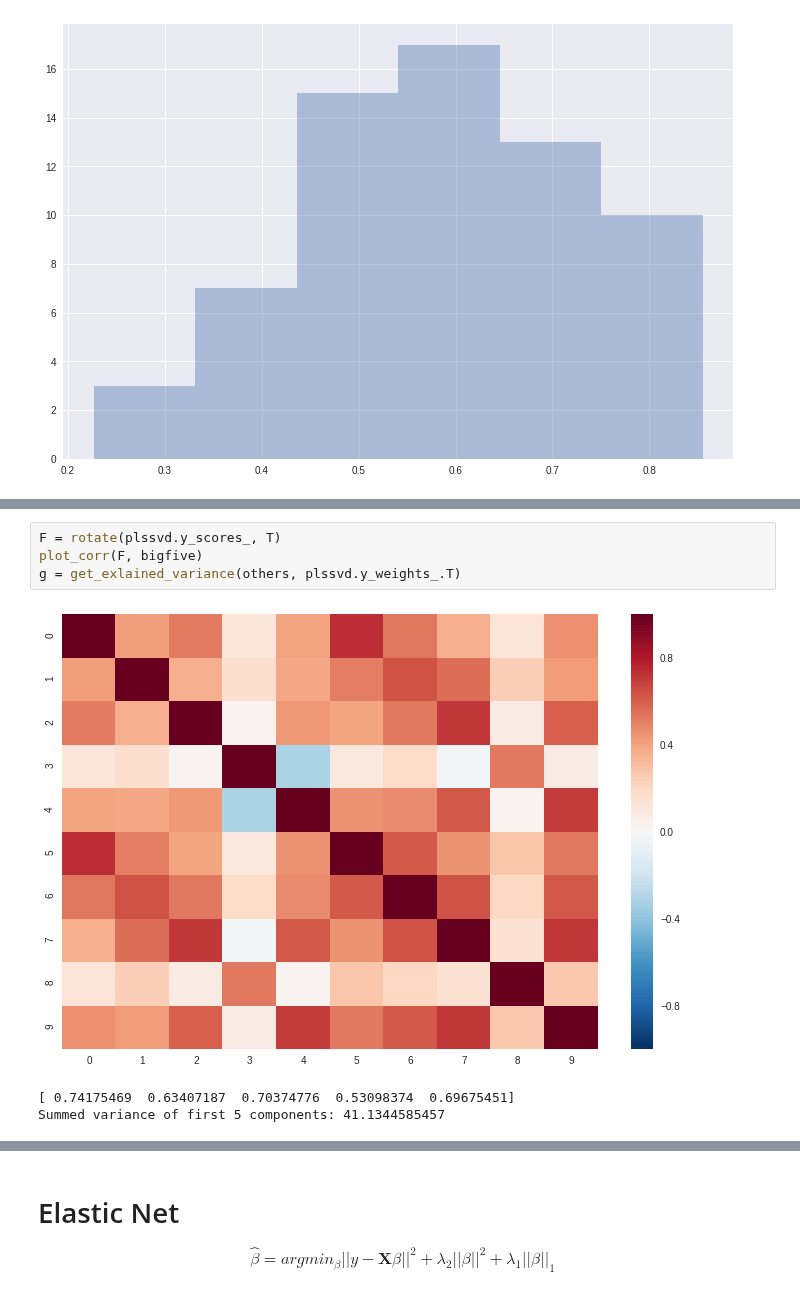
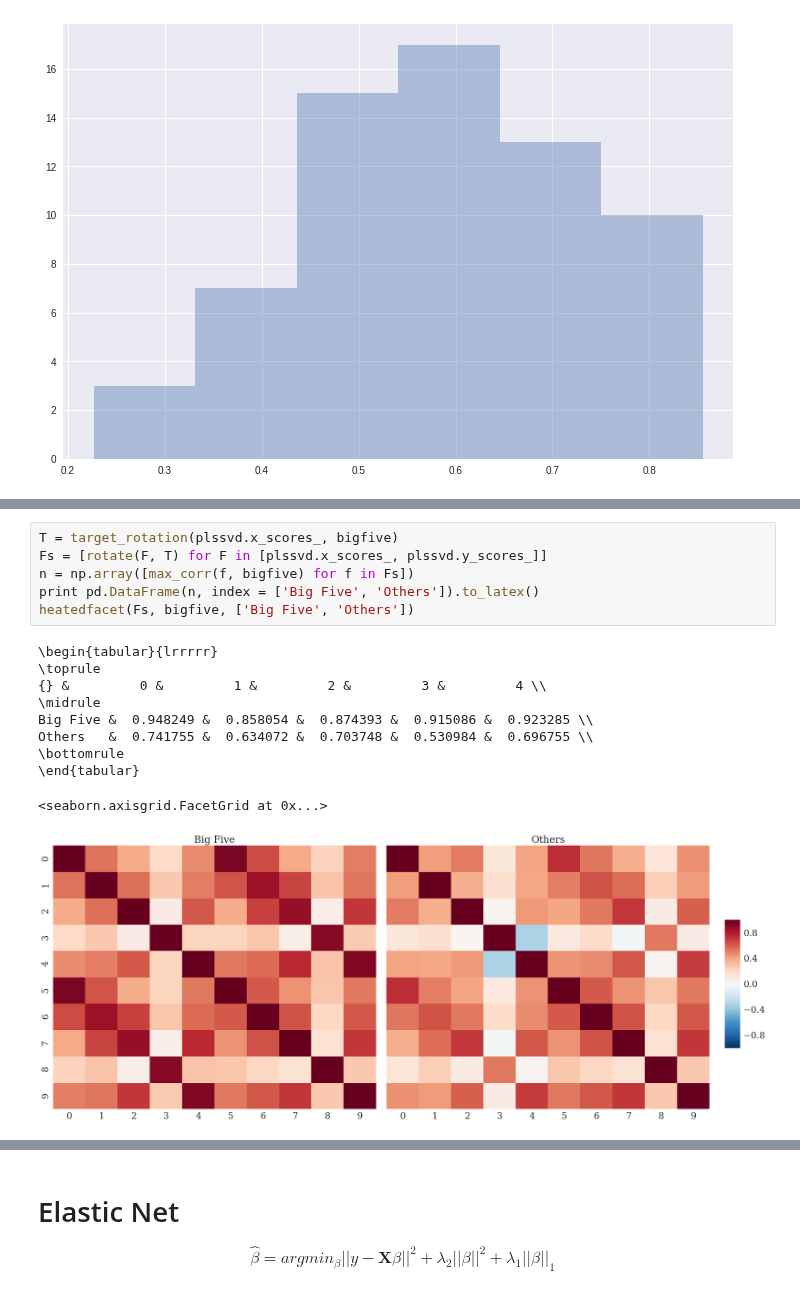
Before and after one commit to nandanrao/education, a Jupyter notebook: defense/defense.ipynb, the cells around one changed output, grey strips where cells are left out. Saved outputs shown, nothing was run; the diff lists cells and outputs as text.

```diff
--- a/defense/defense.ipynb
+++ b/defense/defense.ipynb
@@ -218,9 +300,18 @@ g = get_exlained_variance(bf_survey, plssvd.x_weights_.T)
 Summed variance of first 5 components: 41.7923318685
-# %%
-F = rotate(plssvd.y_scores_, T)
-plot_corr(F, bigfive)
-g = get_exlained_variance(others, plssvd.y_weights_.T)
-# %% [output]
-[figure, removed]
-[ 0.74175469  0.63407187  0.70374776  0.53098374  0.69675451]
-Summed variance of first 5 components: 41.1344585457
+# %%
+T = target_rotation(plssvd.x_scores_, bigfive)
+Fs = [rotate(F, T) for F in [plssvd.x_scores_, plssvd.y_scores_]]
+n = np.array([max_corr(f, bigfive) for f in Fs])
+print pd.DataFrame(n, index = ['Big Five', 'Others']).to_latex()
+heatedfacet(Fs, bigfive, ['Big Five', 'Others'])
+# %% [output]
+\begin{tabular}{lrrrrr}
+\toprule
+{} &         0 &         1 &         2 &         3 &         4 \\
+\midrule
+Big Five &  0.948249 &  0.858054 &  0.874393 &  0.915086 &  0.923285 \\
+Others   &  0.741755 &  0.634072 &  0.703748 &  0.530984 &  0.696755 \\
+\bottomrule
+\end{tabular}
+<seaborn.axisgrid.FacetGrid at 0x...>
+[figure, added]
```
Also changed, not shown: parts of 20 cells of this notebook, 23 other files.
